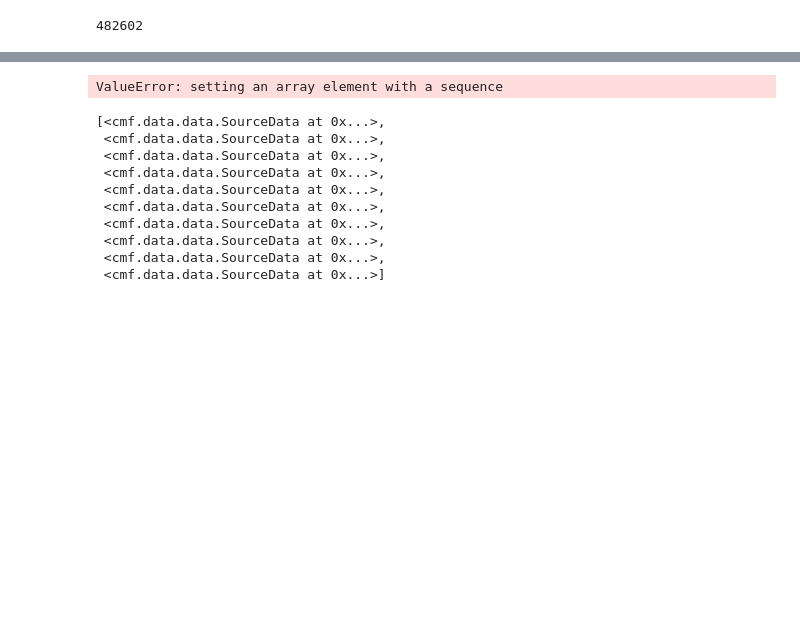
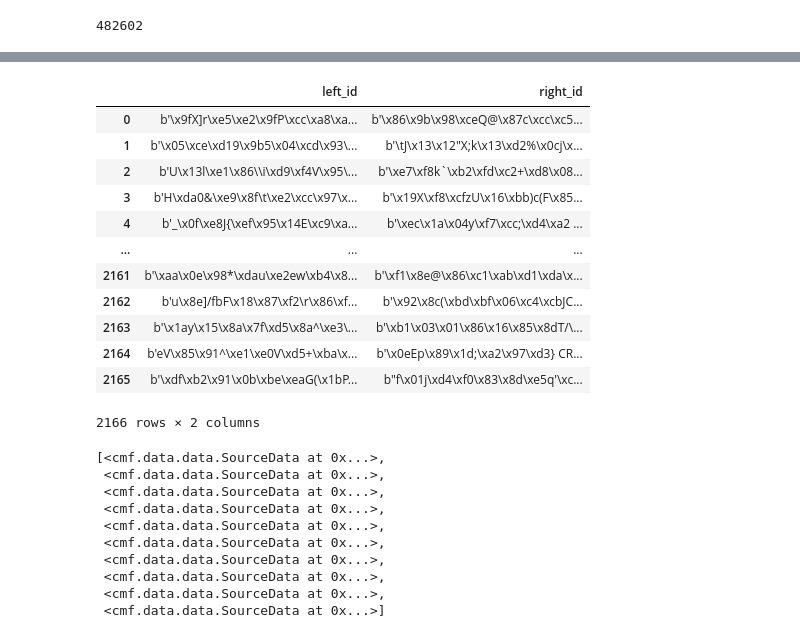
Before and after one commit to will-langdale/matchbox, a Jupyter notebook: notebooks/archive/WL_deduper.ipynb, the cells around one changed output, grey strips where cells are left out. Drawn from its saved outputs; the diff is of its cells as text; code cells hidden in the pictures; blank space fills up the shorter version.

Commit message:
Working dedupe unit test!

```diff
--- a/notebooks/archive/WL_deduper.ipynb
+++ b/notebooks/archive/WL_deduper.ipynb
@@ -233,7 +248,19 @@ TypeError: dtype '<class 'bytearray'>' not understood
 # %%
-dh_deduped.dataframe.filter(["left_id", "right_id"]).astype(bytes)
+dh_deduped.dataframe.filter(["left_id", "right_id"]).map(bytes)
 # %% [output]
+|  | left_id | right_id |
+| 0 | b'\x9fX]r\xe5\xe2\x9fP\xcc\xa8\xa... | b'\x86\x9b\x98\xceQ@\x87c\xcc\xc5... |
+| 1 | b'\x05\xce\xd19\x9b5\x04\xcd\x93\... | b'\tJ\x13\x12"X;k\x13\xd2%\x0cj\x... |
+| 2 | b'U\x13l\xe1\x86\\i\xd9\xf4V\x95\... | b'\xe7\xf8k`\xb2\xfd\xc2+\xd8\x08... |
+| 3 | b'H\xda0&\xe9\x8f\t\xe2\xcc\x97\x... | b'\x19X\xf8\xcfzU\x16\xbb)c(F\x85... |
+| 4 | b'_\x0f\xe8J{\xef\x95\x14E\xc9\xa... | b'\xec\x1a\x04y\xf7\xcc;\xd4\xa2 ... |
+| ... | ... | ... |
+| 2161 | b'\xaa\x0e\x98*\xdau\xe2ew\xb4\x8... | b'\xf1\x8e@\x86\xc1\xab\xd1\xda\x... |
+| 2162 | b'u\x8e]/fbF\x18\x87\xf2\r\x86\xf... | b'\x92\x8c(\xbd\xbf\x06\xc4\xcbJC... |
+| 2163 | b'\x1ay\x15\x8a\x7f\xd5\x8a^\xe3\... | b'\xb1\x03\x01\x86\x16\x85\x8dT/\... |
+| 2164 | b'eV\x85\x91^\xe1\xe0V\xd5+\xba\x... | b'\x0eEp\x89\x1d;\xa2\x97\xd3} CR... |
+| 2165 | b'\xdf\xb2\x91\x0b\xbe\xeaG(\x1bP... | b"f\x01j\xd4\xf0\x83\x8d\xe5q'\xc... |
-ValueError: setting an array element with a sequence
+2166 rows × 2 columns
 # %%
 # Dedupe
 dh_naive_deduper2 = make_deduper(
```
Also changed, not shown: parts of 3 cells of this notebook, 5 other files.
